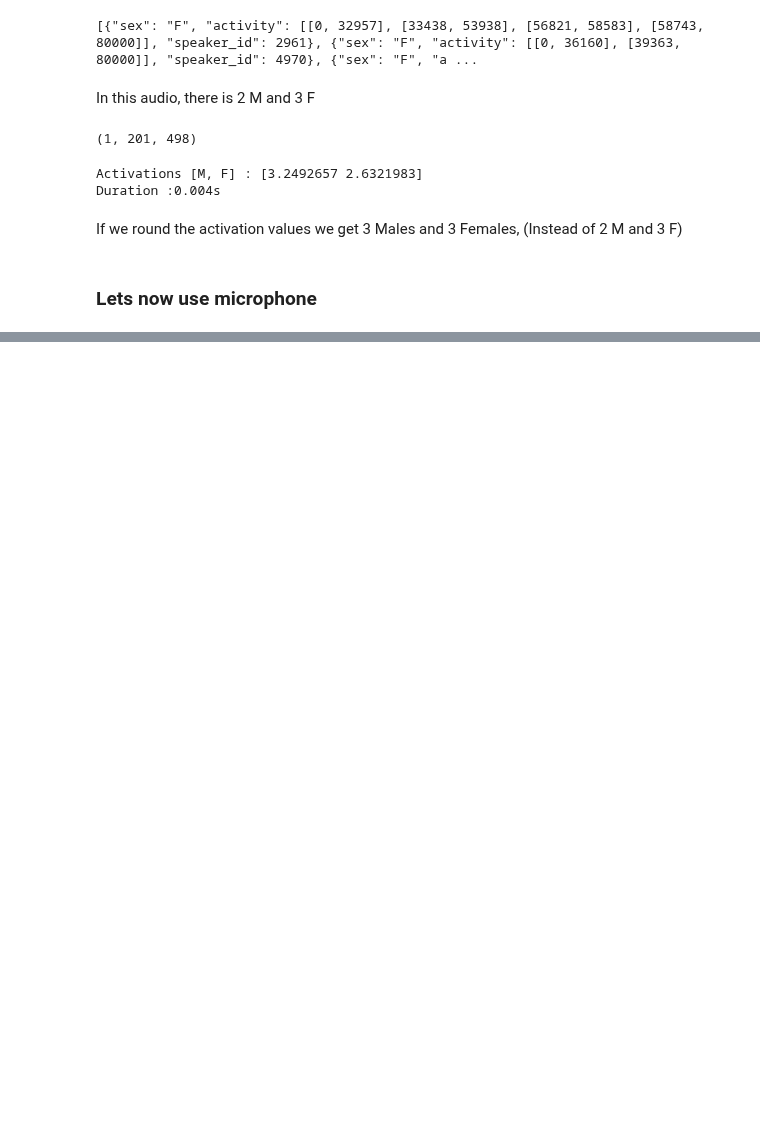
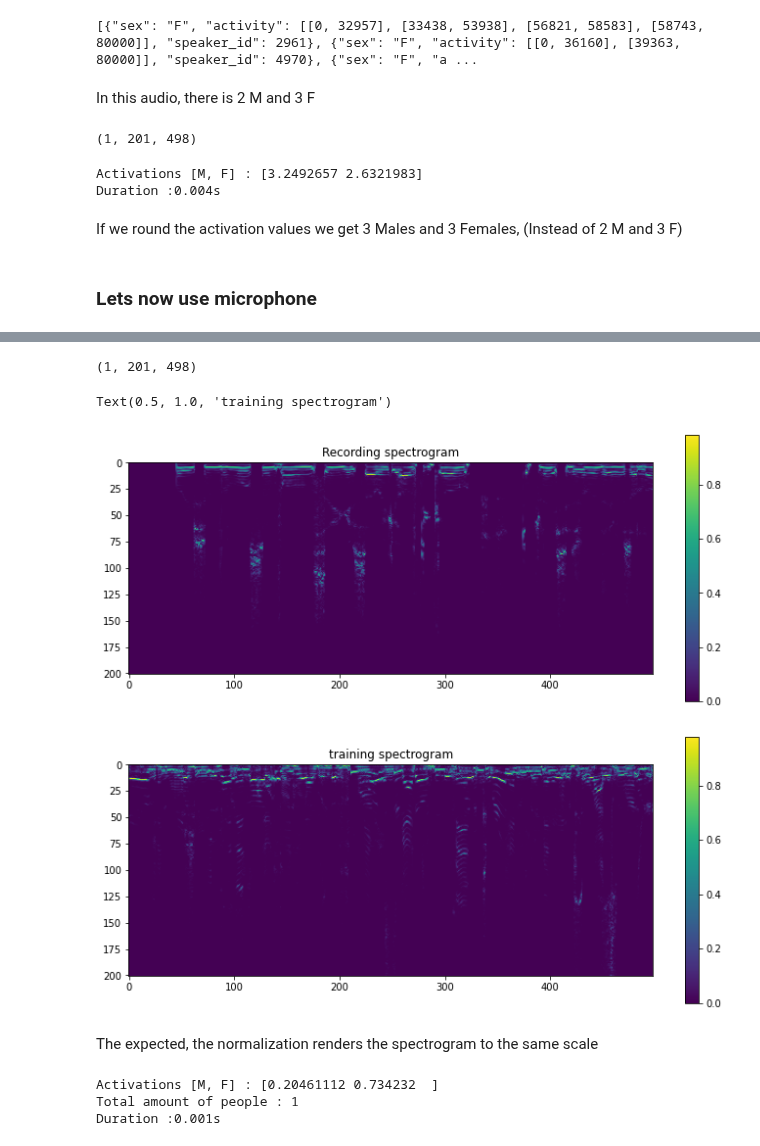
Before and after one commit to Mustapha-AJEGHRIR/klee_project_audio, a Jupyter notebook: tf_model/to_onnx.ipynb, the cells around one changed output, grey strips where cells are left out. Cells and saved outputs as stored; diff of their text form; code cells hidden in the pictures; blank space fills up the shorter version.

```diff
--- a/tf_model/to_onnx.ipynb
+++ b/tf_model/to_onnx.ipynb
@@ -84,0 +119,43 @@ If we round the activation values we get 3 Males and 3 Females, (Instead of 2 M
+# %%
+_, _, fft_rec = scipy.signal.spectrogram(myrecording,
+                                        fs = sample_rate,
+                                        nperseg = FFT_N_PERSEG,
+                                        noverlap = FFT_N_OVERLAP,
+                                        window = FFT_WINDOW_TYPE
+                                        )
+
+fft_rec = fft_rec / (np.linalg.norm(fft_rec, axis=0, keepdims=True) + EPS)
+fft_rec = fft_rec.astype(np.float32)
+fft_rec = fft_rec[None, :, :] # Add the batch dimension = 1
+fft_rec.shape
+# %% [output]
+(1, 201, 498)
+# %%
+plt.figure(figsize=(12, 5))
+plt.imshow(fft_rec[0,:,:])
+plt.colorbar()
+plt.title("Recording spectrogram")
+
+plt.figure(figsize=(12, 5))
+plt.imshow(fft[0,:,:])
+plt.colorbar()
+plt.title("training spectrogram")
+# %% [output]
+Text(0.5, 1.0, 'training spectrogram')
+[figure, added]
+[figure, added]
+# %% [markdown]
+The expected, the normalization renders the spectrogram to the same scale
+# %%
+ort_sess = ort.InferenceSession('onnx/f-crnn.onnx')
+
+tik = time()
+outputs = ort_sess.run([], {'x': fft_rec})
+tok = time()
+print("Activations [M, F] :", outputs[0][0])
+print("Total amount of people :", round(outputs[0][0].sum()))
+print("Duration :{:.3f}s".format(tok-tik))
+# %% [output]
+Activations [M, F] : [0.20461112 0.734232  ]
+Total amount of people : 1
+Duration :0.001s
```
Also changed, not shown: parts of 5 cells of this notebook, 2 other files.
